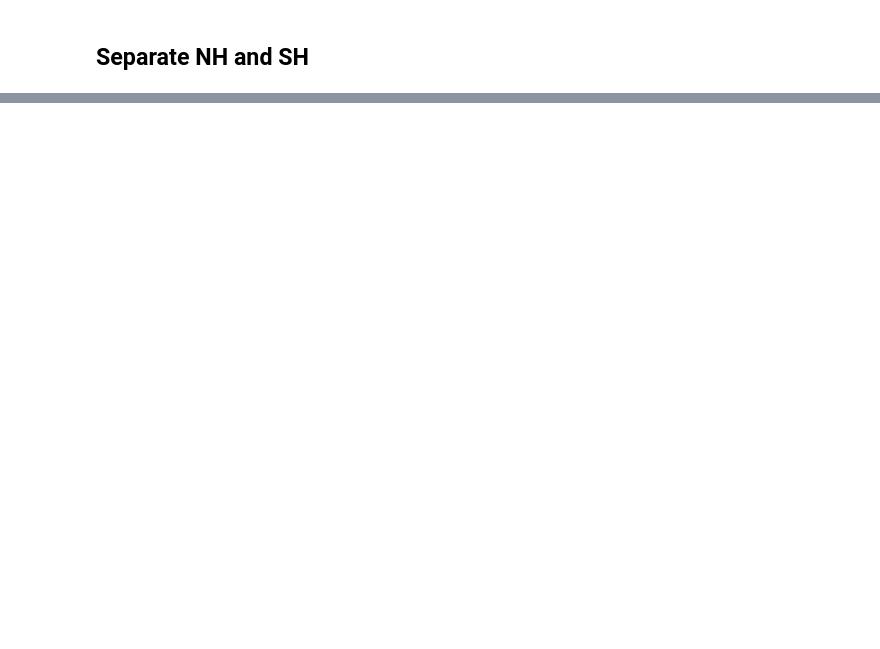
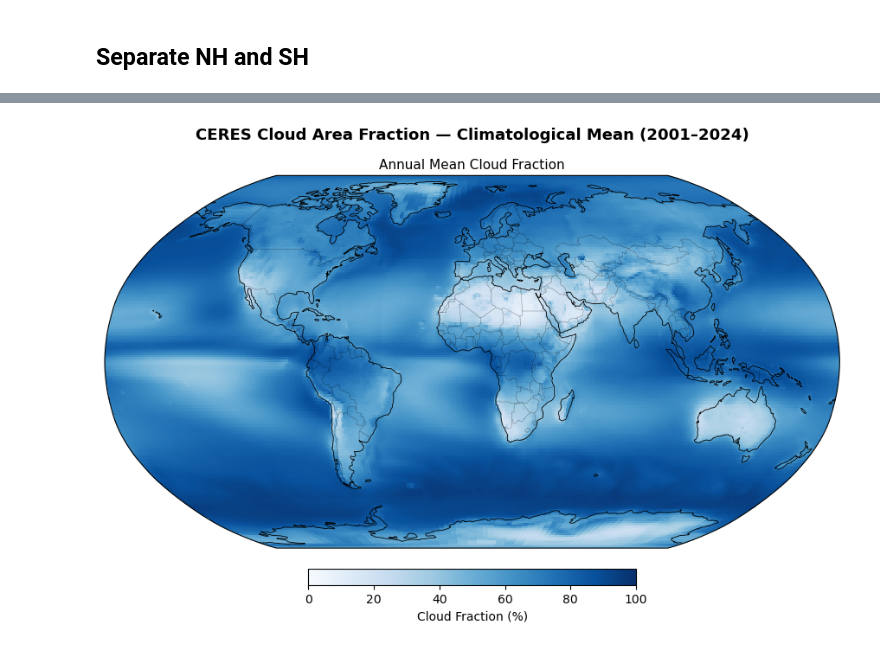
Before and after one commit to jshaw35/PRISM, a Jupyter notebook: V00-CERES_Data_Explorer.ipynb, the cells around one changed output, grey strips where cells are left out. Cells and saved outputs as stored; diff of their text form; code cells hidden in the pictures; blank space fills up the shorter version.

Commit message:
add cloud data

```diff
--- a/V00-CERES_Data_Explorer.ipynb
+++ b/V00-CERES_Data_Explorer.ipynb
@@ -451,0 +476,83 @@ plt.close()
+# %%
+import cartopy.feature as cfeature
+# --- Climatological mean cloud fraction ---
+cld = ds["cldarea_total_daynight_mon"]
+cld_clim = cld.mean(dim="time")
+
+# --- Seasonal climatologies ---
+seasons = {"DJF": [12, 1, 2], "MAM": [3, 4, 5], "JJA": [6, 7, 8], "SON": [9, 10, 11]}
+cld_seasonal = {}
+for season, months in seasons.items():
+    cld_seasonal[season] = cld.sel(time=cld["time.month"].isin(months)).mean(dim="time")
+
+# --- Colormap ---
+cmap = plt.cm.Blues
+norm = matplotlib.colors.Normalize(vmin=0, vmax=100)
+
+def make_map(ax, data, title):
+    ax.set_global()
+    ax.add_feature(cfeature.COASTLINE, linewidth=0.6)
+    ax.add_feature(cfeature.BORDERS, linewidth=0.3, alpha=0.5)
+    # CERES lon is 0-360, need to roll to -180/180 for cartopy
+    data_rolled = data.assign_coords(lon=(data.lon % 360)).roll(
+        lon=180, roll_coords=True
+    )
+    data_rolled["lon"] = data_rolled["lon"].where(
+        data_rolled["lon"] <= 180, data_rolled["lon"] - 360
+    )
+    im = ax.pcolormesh(
+        data_rolled.lon.values,
+        data_rolled.lat.values,
+        data_rolled.values,
+        transform=ccrs.PlateCarree(),
+        cmap=cmap, norm=norm, shading="auto"
+    )
+    ax.set_title(title, fontsize=11)
+    return im
+
+# ============================================================
+# Figure 1 — Climatological mean
+# ============================================================
+fig, ax = plt.subplots(1, 1, figsize=(14, 6),
+                        subplot_kw={"projection": ccrs.Robinson()})
+fig.suptitle("CERES Cloud Area Fraction — Climatological Mean (2001–2024)",
+             fontsize=13, fontweight="bold")
+
+im = make_map(ax, cld_clim, "Annual Mean Cloud Fraction")
+cbar = fig.colorbar(im, ax=ax, orientation="horizontal", pad=0.05,
+                    fraction=0.04, shrink=0.7)
+cbar.set_label("Cloud Fraction (%)", fontsize=10)
+
+plt.tight_layout()
+plt.savefig("ceres_cld_clim.png", dpi=150, bbox_inches="tight")
+plt.show()
+plt.close()
+
+# ============================================================
+# Figure 2 — Seasonal maps (2x2)
+# ============================================================
+season_order = ["DJF", "MAM", "JJA", "SON"]
+season_labels = {
+    "DJF": "DJF — Boreal Winter",
+    "MAM": "MAM — Boreal Spring",
+    "JJA": "JJA — Boreal Summer",
+    "SON": "SON — Boreal Autumn",
+}
+
+fig, axes = plt.subplots(2, 2, figsize=(18, 10),
+                          subplot_kw={"projection": ccrs.Robinson()})
+fig.suptitle("CERES Cloud Area Fraction — Seasonal Climatology",
+             fontsize=13, fontweight="bold")
+
+for ax, season in zip(axes.flat, season_order):
+    im = make_map(ax, cld_seasonal[season], season_labels[season])
+
+fig.subplots_adjust(wspace=0.05, hspace=0.15, bottom=0.12)
+cbar_ax = fig.add_axes([0.2, 0.04, 0.6, 0.02])  # [left, bottom, width, height]
+cbar = fig.colorbar(im, cax=cbar_ax, orientation="horizontal")
+cbar.set_label("Cloud Fraction (%)", fontsize=10)
+# plt.savefig("ceres_cld_seasonal.png", dpi=150, bbox_inches="tight")
+plt.show()
+plt.close()
+# %% [output]
+[figure, added]
```
Also changed, not shown: parts of 11 cells of this notebook.
